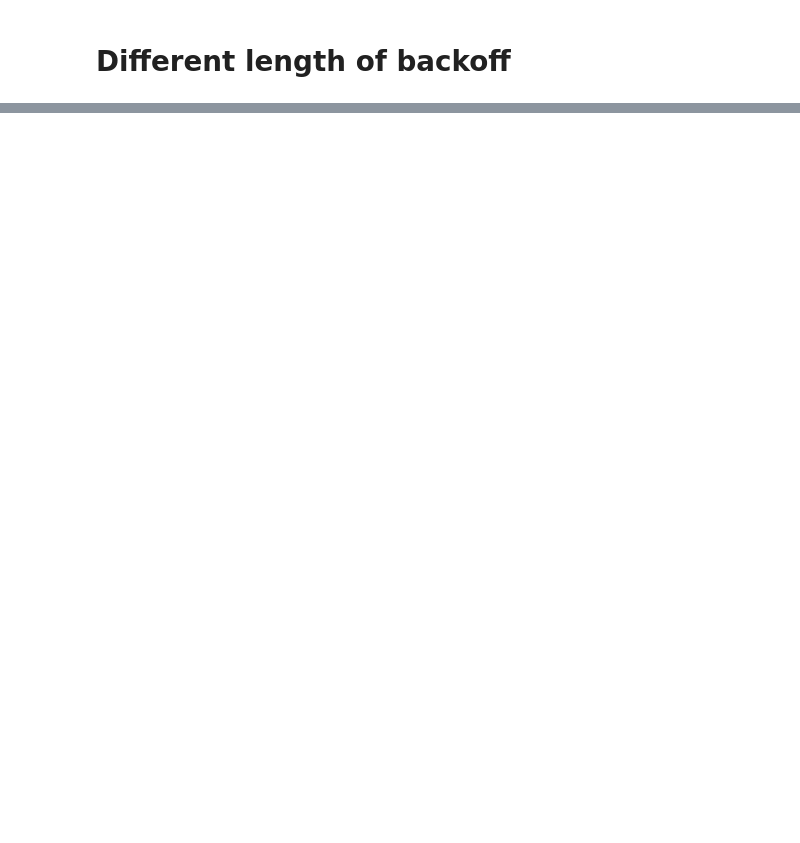
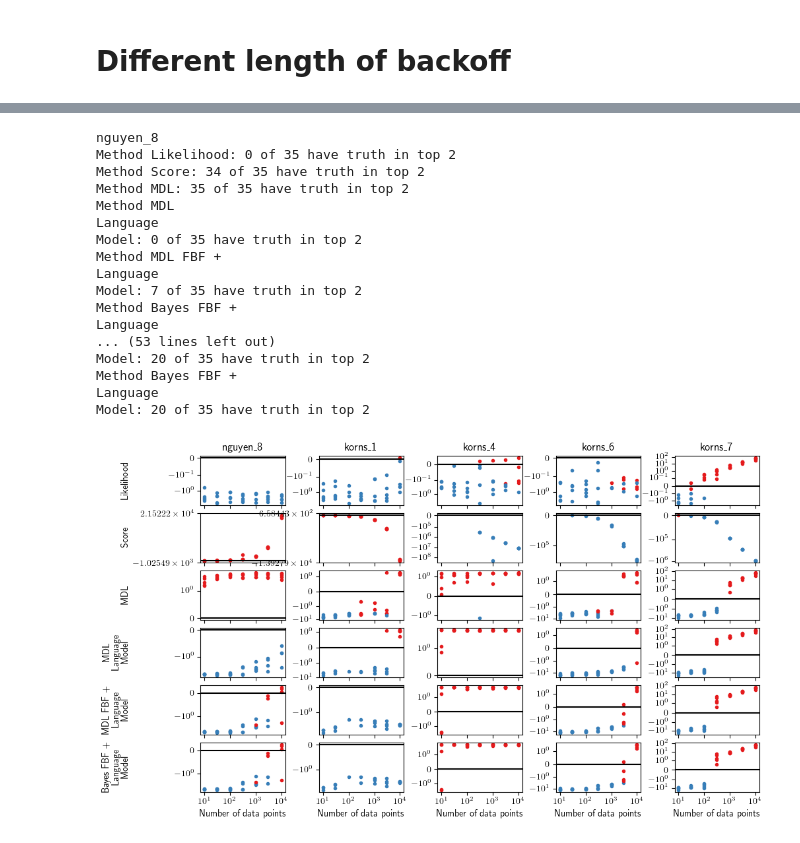
Before and after one commit to DeaglanBartlett/katz, a Jupyter notebook: plotting/Paper_plots.ipynb, the cells around one changed output, grey strips where cells are left out. Saved outputs shown, nothing was run; the diff lists cells and outputs as text; code cells hidden in the pictures; blank space fills up the shorter version.

```diff
--- a/plotting/Paper_plots.ipynb
+++ b/plotting/Paper_plots.ipynb
@@ -71,0 +147,79 @@ fig.savefig('../figs/backoff_length.pdf', bbox_inches='tight', transparent=True)
+# %%
+all_name = ['nguyen_8', 'korns_1', 'korns_4', 'korns_6', 'korns_7']
+all_N = np.array([10, 30, 100, 300, 1000, 3000, 10000])
+xticks = [10, 100, 1000, 10000]
+frac_sigx = 0.5
+nsamp = 5
+method_labels = ['Likelihood', 'Score', 'MDL', 'MDL \nLanguage \nModel',
+                 'MDL FBF + \nLanguage \nModel', 'Bayes FBF + \nLanguage \nModel']
+all_linthresh = [0.1, 1e5, 1, 1, 1, 1]
+
+fig, axs = plt.subplots(len(method_labels), len(all_name), figsize=(10,6), sharex=True)
+cm = plt.get_cmap('Set1')
+
+for bnum, name in enumerate(all_name):
+
+    print(f'\n{name}')
+
+    axs[0, bnum].set_title(name)
+
+    delta_loss = np.empty((len(method_labels), len(all_N), nsamp))
+    has_truth = np.empty(delta_loss.shape, dtype=bool)
+
+    for i, nx in enumerate(all_N):
+        for samp in range(nsamp):
+            fname = f'{name}_{nx}_{frac_sigx}_{samp}'
+            d = pd.read_csv(f'../scripts/output/output_{fname}/selection_summary.csv', delimiter=';')
+            for j in range(delta_loss.shape[0]):
+                f0 = d['f0'][j]
+                f1 = d['f1'][j]
+                ftrue = d['ftrue'][j]
+                has_truth[j,i,samp] = ((f0 == ftrue) or (f1 == ftrue))
+                if f0 == ftrue:
+                    delta_loss[j,i,samp] = d['loss1'][j] - d['loss0'][j]
+                elif f1 == ftrue:
+                    delta_loss[j,i,samp] = d['loss0'][j] - d['loss1'][j]
+                else:
+                    delta_loss[j,i,samp] = d['loss0'][j] - d['losstrue'][j]
+
+    for i in range(delta_loss.shape[0]):
+        for j in range(delta_loss.shape[2]):
+            axs[i,bnum].semilogx(all_N[has_truth[i,:,j]], delta_loss[i,has_truth[i,:,j],j], '.', color=cm(0))
+            axs[i,bnum].semilogx(all_N[~has_truth[i,:,j]], delta_loss[i,~has_truth[i,:,j],j], '.', color=cm(1))
+        axs[i,bnum].set_yscale('symlog', linthresh=all_linthresh[i])
+        axs[i,bnum].axhline(y=0, color='k')
+        axs[i,bnum].set_xticks(xticks)
+
+    ntop2 = np.sum(has_truth, axis=(1,2))
+    for i in range(len(ntop2)):
+        print('Method %s: %i of %i have truth in top 2'%(method_labels[i].strip('\n'),ntop2[i],nsamp*len(all_N)))
+
+
+for i in range(axs.shape[0]):
+    axs[i,0].set_ylabel(method_labels[i], fontsize=10)
+for i in range(axs.shape[1]):
+    axs[-1,i].set_xlabel('Number of data points')
+fig.tight_layout()
+fig.subplots_adjust(hspace=0.15, wspace=0.4)
+fig.align_ylabels(axs[:,0])
+
+fig.savefig('../figs/benchmark_results.pdf', bbox_inches='tight', transparent=True)
+# %% [output]
+nguyen_8
+Method Likelihood: 0 of 35 have truth in top 2
+Method Score: 34 of 35 have truth in top 2
+Method MDL: 35 of 35 have truth in top 2
+Method MDL
+Language
+Model: 0 of 35 have truth in top 2
+Method MDL FBF +
+Language
+Model: 7 of 35 have truth in top 2
+Method Bayes FBF +
+Language
+... (53 lines left out)
+Model: 20 of 35 have truth in top 2
+Method Bayes FBF +
+Language
+Model: 20 of 35 have truth in top 2
+[figure, added]
```
Also changed, not shown: parts of 4 cells of this notebook, 9 other files.
